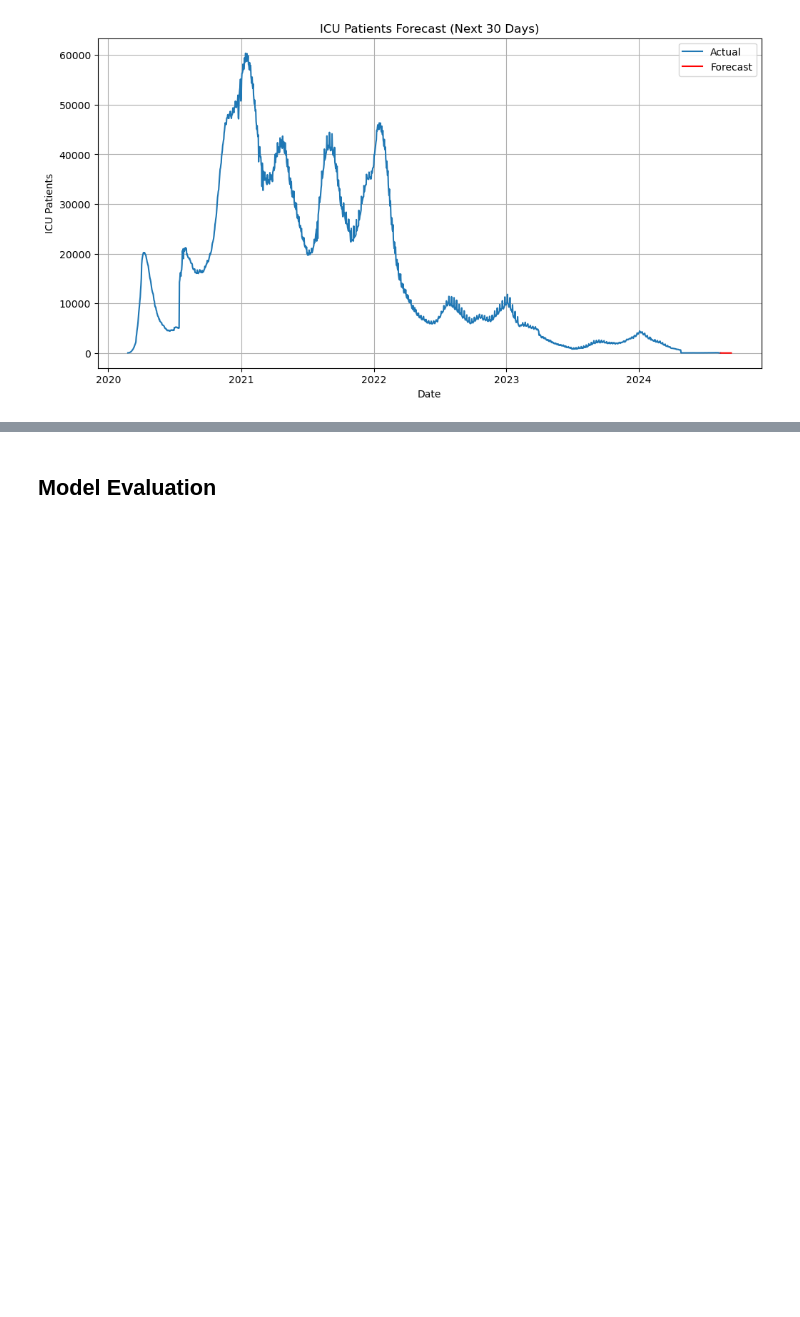
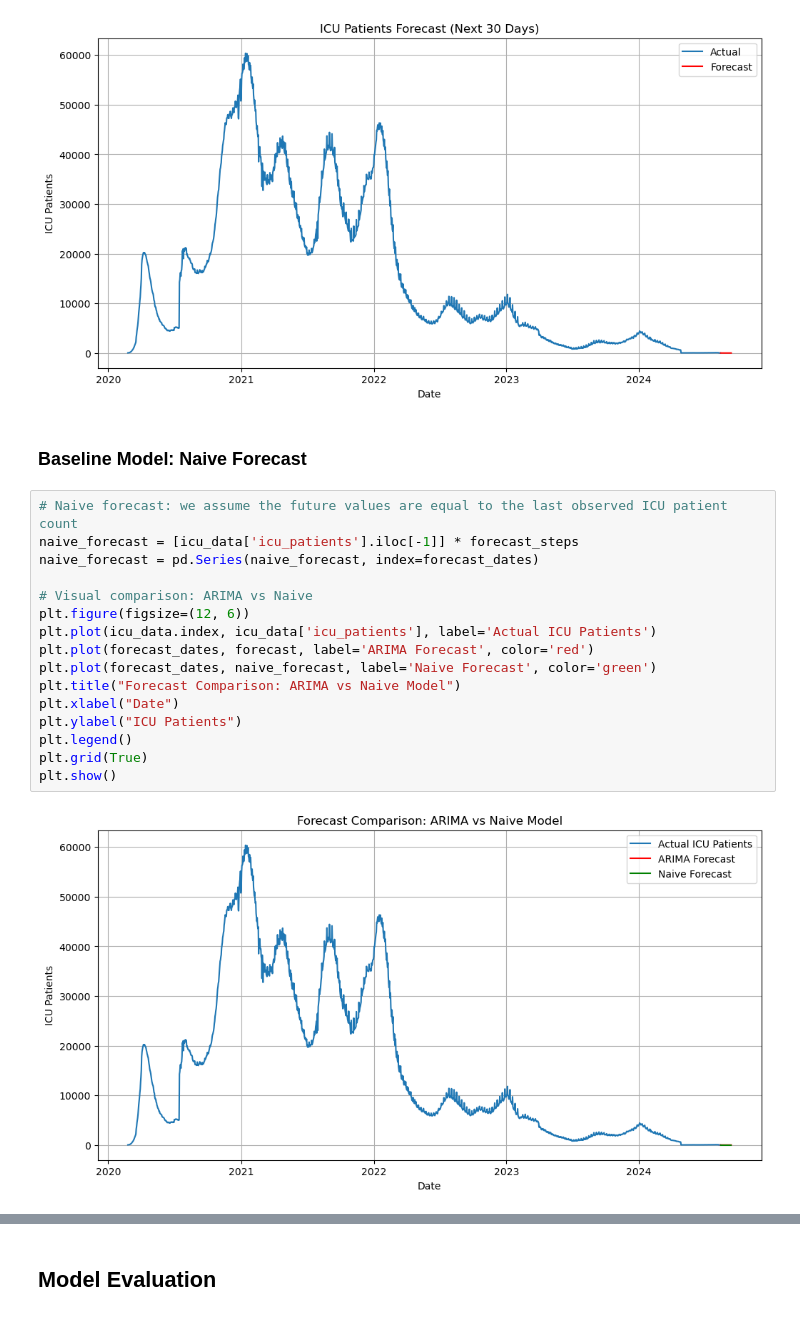
Before and after one commit to AyubNaomi/GP_DS1, a Jupyter notebook: forecasting.ipynb, the cells around one changed output, grey strips where cells are left out. Drawn from its saved outputs; the diff is of its cells as text; blank space fills up the shorter version.

```diff
--- a/forecasting.ipynb
+++ b/forecasting.ipynb
@@ -162,3 +162,23 @@ plt.grid()
 plt.show()
 # %% [output]
 [figure]
+# %% [markdown]
+### Baseline Model: Naive Forecast
+# %%
+# Naive forecast: we assume the future values are equal to the last observed ICU patient count
+naive_forecast = [icu_data['icu_patients'].iloc[-1]] * forecast_steps
+naive_forecast = pd.Series(naive_forecast, index=forecast_dates)
+
+# Visual comparison: ARIMA vs Naive
+plt.figure(figsize=(12, 6))
+plt.plot(icu_data.index, icu_data['icu_patients'], label='Actual ICU Patients')
+plt.plot(forecast_dates, forecast, label='ARIMA Forecast', color='red')
+plt.plot(forecast_dates, naive_forecast, label='Naive Forecast', color='green')
+plt.title("Forecast Comparison: ARIMA vs Naive Model")
+plt.xlabel("Date")
+plt.ylabel("ICU Patients")
+plt.legend()
+plt.grid(True)
+plt.show()
+# %% [output]
+[figure, added]
```
Also changed, not shown: parts of 9 cells of this notebook.
